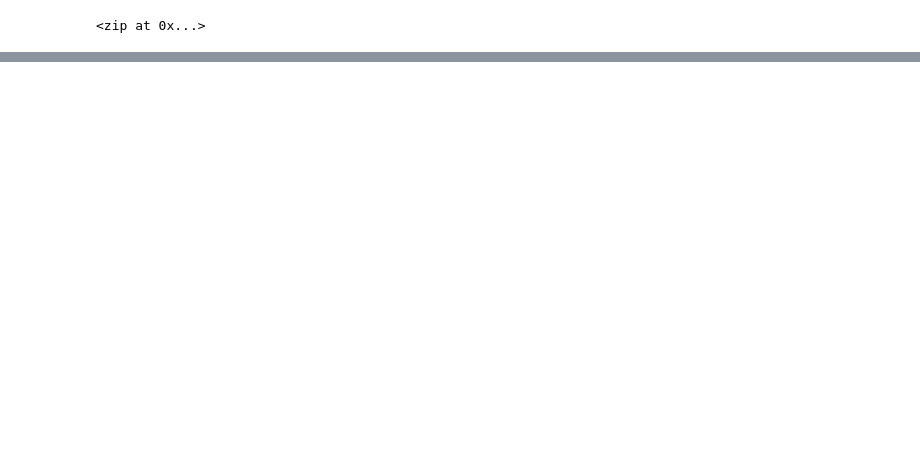
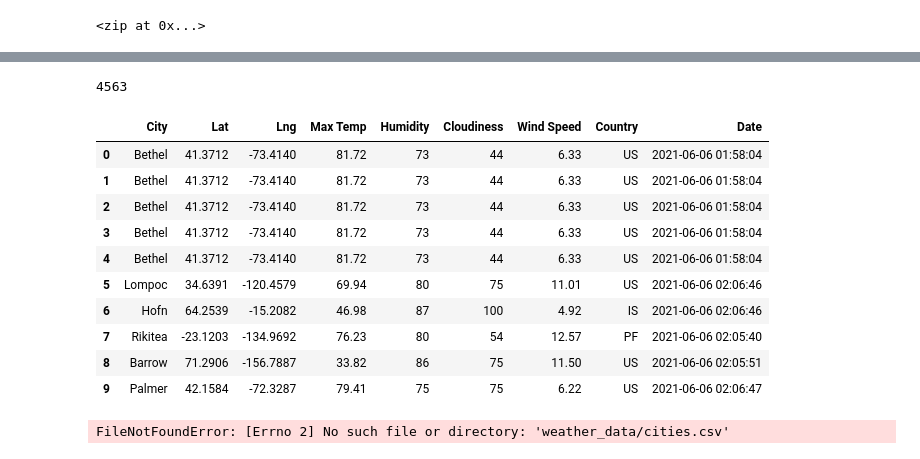
Before and after one commit to kimango/World_Weather_Analysis, a Jupyter notebook: WeatherPy.ipynb, the cells around one changed output, grey strips where cells are left out. Drawn from its saved outputs; the diff is of its cells as text; code cells hidden in the pictures; blank space fills up the shorter version.

```diff
--- a/WeatherPy.ipynb
+++ b/WeatherPy.ipynb
@@ -32,0 +37,3 @@ len(cities)
+# %%
+url = "http://api.openweathermap.org/data/2.5/weather?units=Imperial&APPID=" + weather_api_key
+print(url)
@@ -32,0 +113,27 @@ len(cities)
+# %%
+len(city_data)
+# %% [output]
+4563
+# %%
+# Convert the array of dictionaries to a Pandas DataFrame.
+city_data_df = pd.DataFrame(city_data)
+city_data_df.head(10)
+# %% [output]
+|  | City | Lat | Lng | Max Temp | Humidity | Cloudiness | Wind Speed | Country | Date |
+| 0 | Bethel | 41.3712 | -73.4140 | 81.72 | 73 | 44 | 6.33 | US | 2021-06-06 01:58:04 |
+| 1 | Bethel | 41.3712 | -73.4140 | 81.72 | 73 | 44 | 6.33 | US | 2021-06-06 01:58:04 |
+| 2 | Bethel | 41.3712 | -73.4140 | 81.72 | 73 | 44 | 6.33 | US | 2021-06-06 01:58:04 |
+| 3 | Bethel | 41.3712 | -73.4140 | 81.72 | 73 | 44 | 6.33 | US | 2021-06-06 01:58:04 |
+| 4 | Bethel | 41.3712 | -73.4140 | 81.72 | 73 | 44 | 6.33 | US | 2021-06-06 01:58:04 |
+| 5 | Lompoc | 34.6391 | -120.4579 | 69.94 | 80 | 75 | 11.01 | US | 2021-06-06 02:06:46 |
+| 6 | Hofn | 64.2539 | -15.2082 | 46.98 | 87 | 100 | 4.92 | IS | 2021-06-06 02:06:46 |
+| 7 | Rikitea | -23.1203 | -134.9692 | 76.23 | 80 | 54 | 12.57 | PF | 2021-06-06 02:05:40 |
+| 8 | Barrow | 71.2906 | -156.7887 | 33.82 | 86 | 75 | 11.50 | US | 2021-06-06 02:05:51 |
+| 9 | Palmer | 42.1584 | -72.3287 | 79.41 | 75 | 75 | 6.22 | US | 2021-06-06 02:06:47 |
+# %%
+# Create the output file (CSV).
+output_data_file = "weather_data/cities.csv"
+# Export the City_Data into a CSV.
+city_data_df.to_csv(output_data_file, index_label="City_ID")
+# %% [output]
+FileNotFoundError: [Errno 2] No such file or directory: 'weather_data/cities.csv'
```
Also changed, not shown: parts of 5 cells of this notebook, 2 other files.
